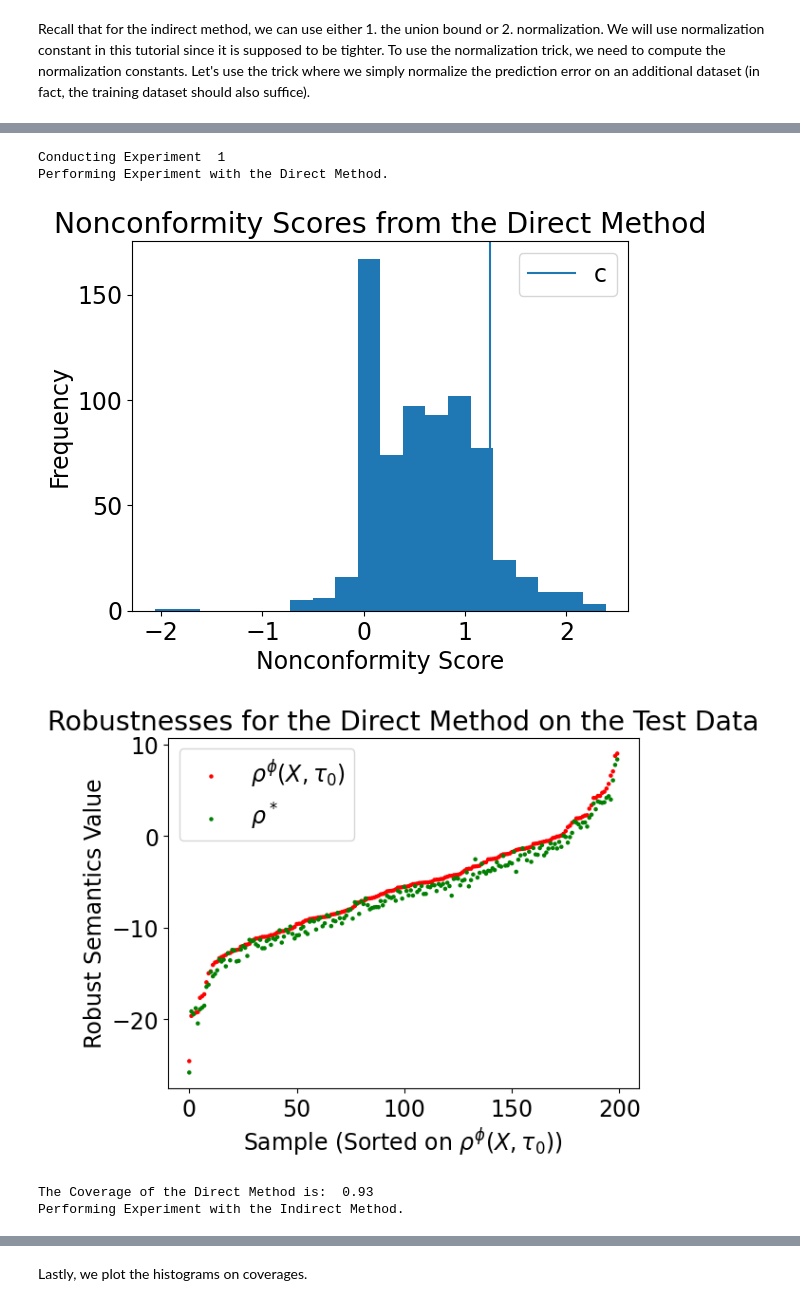
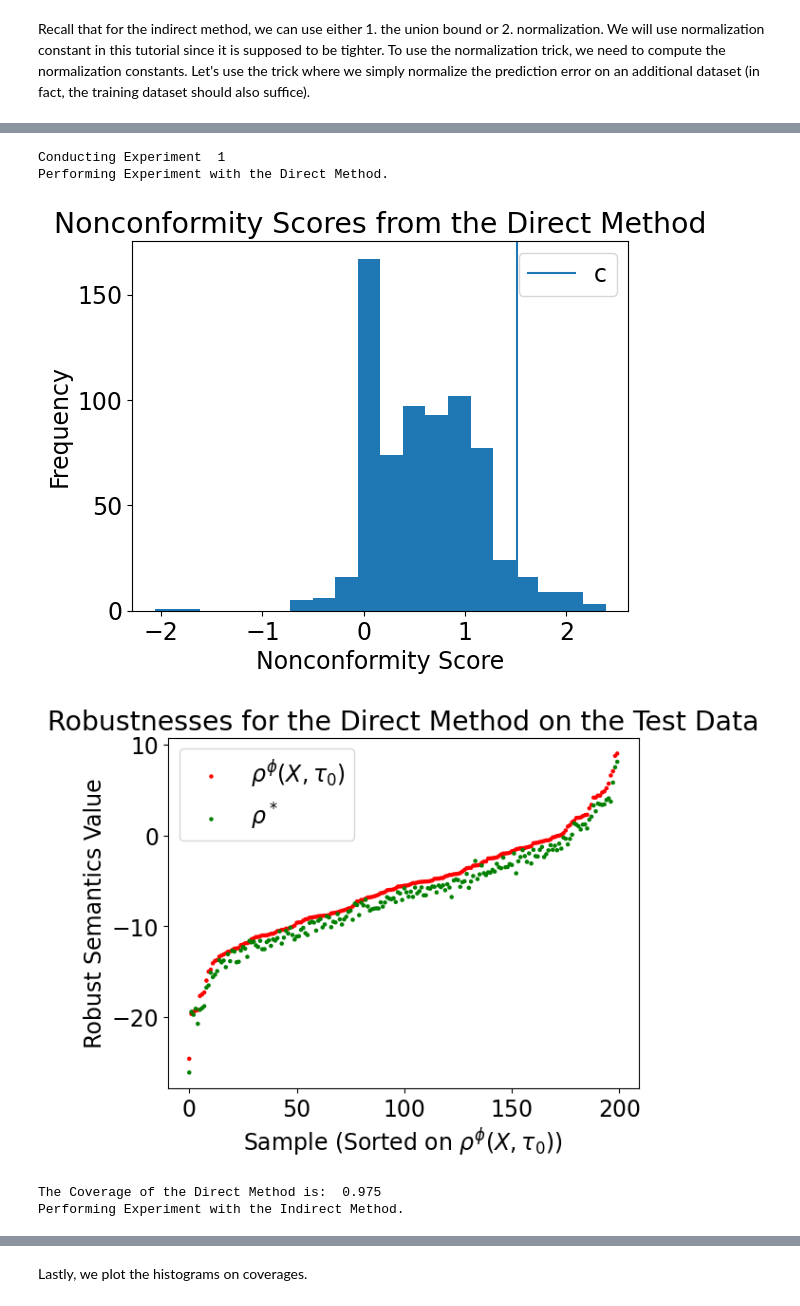
Before and after one commit to zhaoy37/conformal_prediction_survey_codes, a Jupyter notebook: example_5_online_verification/CP Online Verification Example 5.ipynb, the cells around one changed output, grey strips where cells are left out. Saved outputs shown, nothing was run; the diff lists cells and outputs as text; code cells hidden in the pictures.

```diff
--- a/example_5_online_verification/CP Online Verification Example 5.ipynb
+++ b/example_5_online_verification/CP Online Verification Example 5.ipynb
@@ -335,13 +335,13 @@ The specification comes with three predicate functions. p - zeta_1, p - zeta_2,
 
 Let's conduct experiments: We conduct 50 experiments, for each experiment, we use 700 calibration trajectories to calculate the prediction region C. We then caculate the coverage over 200 ground truth test trajectories of rho^phi(X, 0) >= rho^* for validation (for each of the methods). For illustration, we also plot the histogram of nonconformity scores and the scatter plots of the ground truth robust semantics vs. the rho^* for the test data in the first experimental trial. Let's consider an expected failure probability of 0.1.
 # %%
-experimental_size = 50
+experimental_size = 500
 calibration_size = 700
 test_size = 200
 zeta_1 = 100
 zeta_2 = 300
 zeta_3 = 650
-delta = 0.1
+delta = 0.05
 
 
 # Let's first write a function in computing the robust semantics given a trajectory.
@@ -381,6 +381,7 @@ def compute_worst_robust_semantics(alt, vel, prediction_regions):
 # Conduct the experiment.
 direct_coverages = []
 indirect_coverages = []
+ec_count_direct = 0
 for i in range(experimental_size):
     print("Conducting Experiment ", i + 1)
     # First, collect the calibration data.
@@ -416,6 +417,15 @@ for i in range(experimental_size):
     direct_nonconformity_scores.append(float("inf"))
     p = int(np.ceil((calibration_size + 1) * (1 - delta)))
     c_direct = direct_nonconformity_scores[p - 1]
+    # Measure EC by generating an additonal trajectory.
+    ec_altitude, ec_velocity = plane.generate_nominal_trajectory(tmax, simulation_step)
+    ec_altitude_prefix = ec_altitude[:current_time + 1]
+    ec_velocity_prefix = ec_velocity[:current_time + 1]
+    ec_prediction = generate_predictions([ec_altitude_prefix], [ec_velocity_prefix], alt_predictor, vel_predictor, normalization)
+    ec_altitude_pred, ec_velocity_pred = ec_prediction[0][0], ec_prediction[1][0]
+    ec_ground_robustness = compute_robust_semantics(ec_altitude, ec_velocity)
+    ec_lowerbound_robustness = compute_robust_semantics(ec_altitude_pred, ec_velocity_pred) - c_direct
+    ec_count_direct += (ec_ground_robustness >= ec_lowerbound_robustness)
     # We plot the histogram of nonconformity scores for illustration if this is the first trial.
     if i == 0:
         plt.hist(direct_nonconformity_scores[:-1], bins = 20)
@@ -515,34 +525,37 @@ for i in range(experimental_size):
         indirect_test_lowerbound_robustnesses.append(indirect_test_lowerbound_robustness)
     # We plot the scatter plot of the robustnesses for testing.
     if i == 0:
         sorted_indirect_test_robustnesses, sorted_indirect_test_lowerbound_robustnesses = zip(*sorted(zip(indirect_test_robustnesses, indirect_test_lowerbound_robustnesses)))
         dot_sizes = [5 for j in range(test_size)]
         plt.scatter([j for j in range(test_size)], sorted_indirect_test_robustnesses, s=dot_sizes, color = "r", label= "$\\rho^\phi(X, \\tau_0)$")
         plt.scatter([j for j in range(test_size)], sorted_indirect_test_lowerbound_robustnesses , s=dot_sizes, color = "g", label= "$\\rho^*$")
         plt.xlabel("Sample (Sorted on $\\rho^\phi(X, \\tau_0)$)")
         plt.ylabel("Robust Semantics Value")
         plt.legend()
         plt.title("Robustnesses for the Indirect Method on the Test Data")
         plt.savefig("plots/indirect_robustnesses_scatter.pdf")
         plt.show()
         # Save the experimental results.
         with open("results/indirect_test_robustnesses.json", "w") as file:
             json.dump(indirect_test_robustnesses, file)
         with open("results/indirect_test_lowerbound_robustnesses.json", "w") as file:
             json.dump(indirect_test_lowerbound_robustnesses, file)
     indirect_coverage = indirect_correct_count / test_size
     indirect_coverages.append(indirect_coverage)
     print("The Coverage of the Indirect Method is: ", indirect_coverage)
 
+print("The empirical coverage for the direct method is:", ec_count_direct / experimental_size)
 # Save the coverages.
 with open("results/direct_coverages.json", "w") as file:
     json.dump(direct_coverages, file)
+with open("results/direct_ec.json", "w") as file:
+    json.dump(ec_count_direct / experimental_size, file)
 with open("results/indirect_coverages.json", "w") as file:
     json.dump(indirect_coverages, file)
 # %% [output]
 Conducting Experiment  1
 Performing Experiment with the Direct Method.
-[figure, old version]
+[figure, new version]
-[figure, old version]
+[figure, new version]
-The Coverage of the Direct Method is:  0.93
+The Coverage of the Direct Method is:  0.975
 Performing Experiment with the Indirect Method.
```
Also changed, not shown: parts of 3 cells of this notebook, 23 other files.
